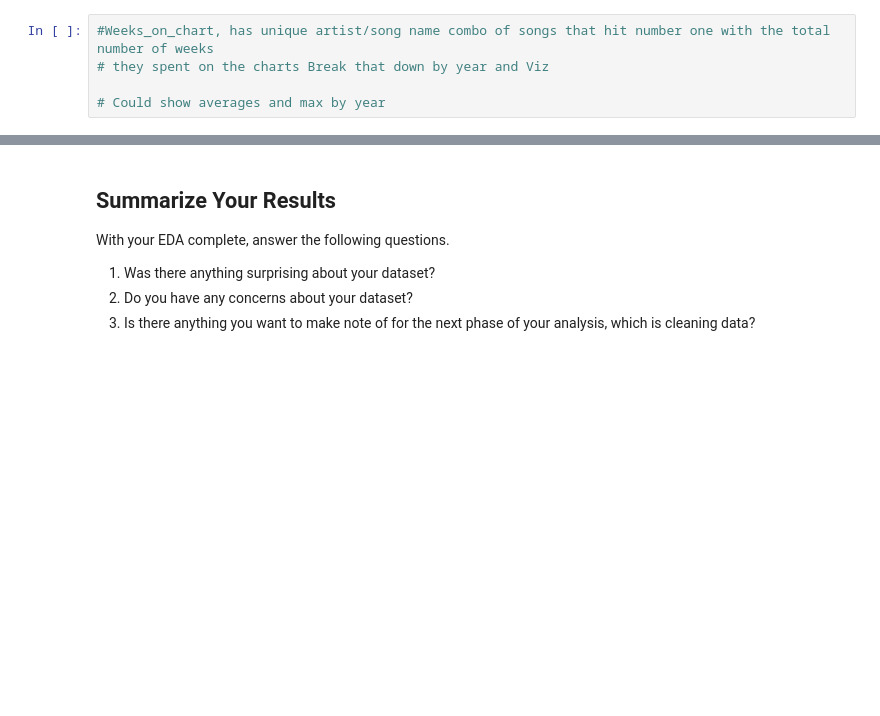
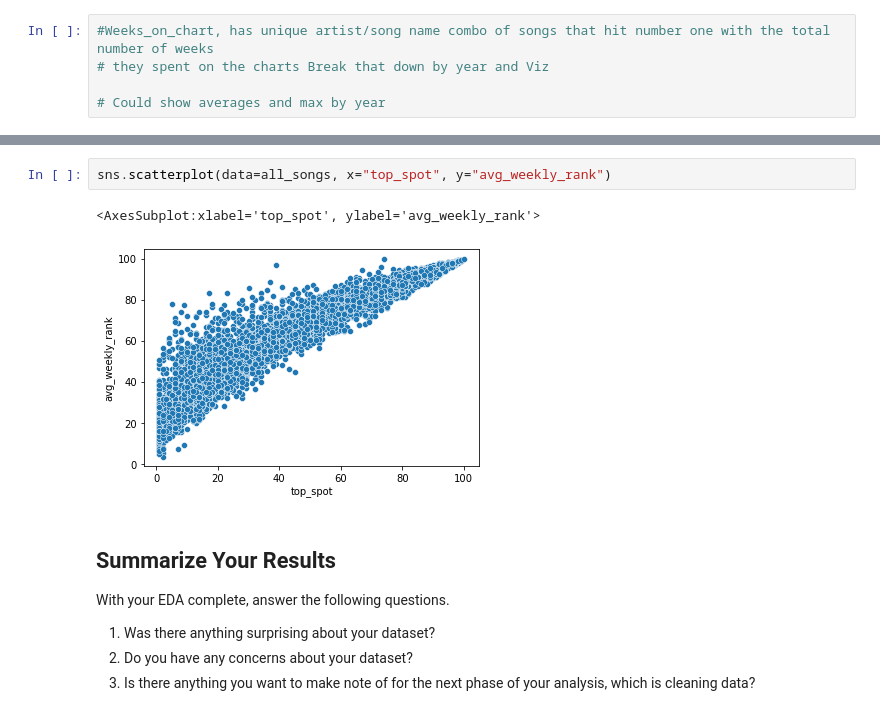
Before and after one commit to alanahmeeks/eda-checkpoint.final_2, a Jupyter notebook: checkpoint-two.ipynb, the cells around one changed output, grey strips where cells are left out. Cells and saved outputs as stored; diff of their text form; blank space fills up the shorter version.

```diff
--- a/checkpoint-two.ipynb
+++ b/checkpoint-two.ipynb
@@ -761,3 +1144,8 @@ Create any visualizations for your EDA here. Make note in the form of code comme
+# %%
+sns.scatterplot(data=all_songs, x="top_spot", y="avg_weekly_rank")
+# %% [output]
+<AxesSubplot:xlabel='top_spot', ylabel='avg_weekly_rank'>
+[figure, added]
 # %% [markdown]
 ## Summarize Your Results
 
```
Also changed, not shown: parts of 53 cells of this notebook.
